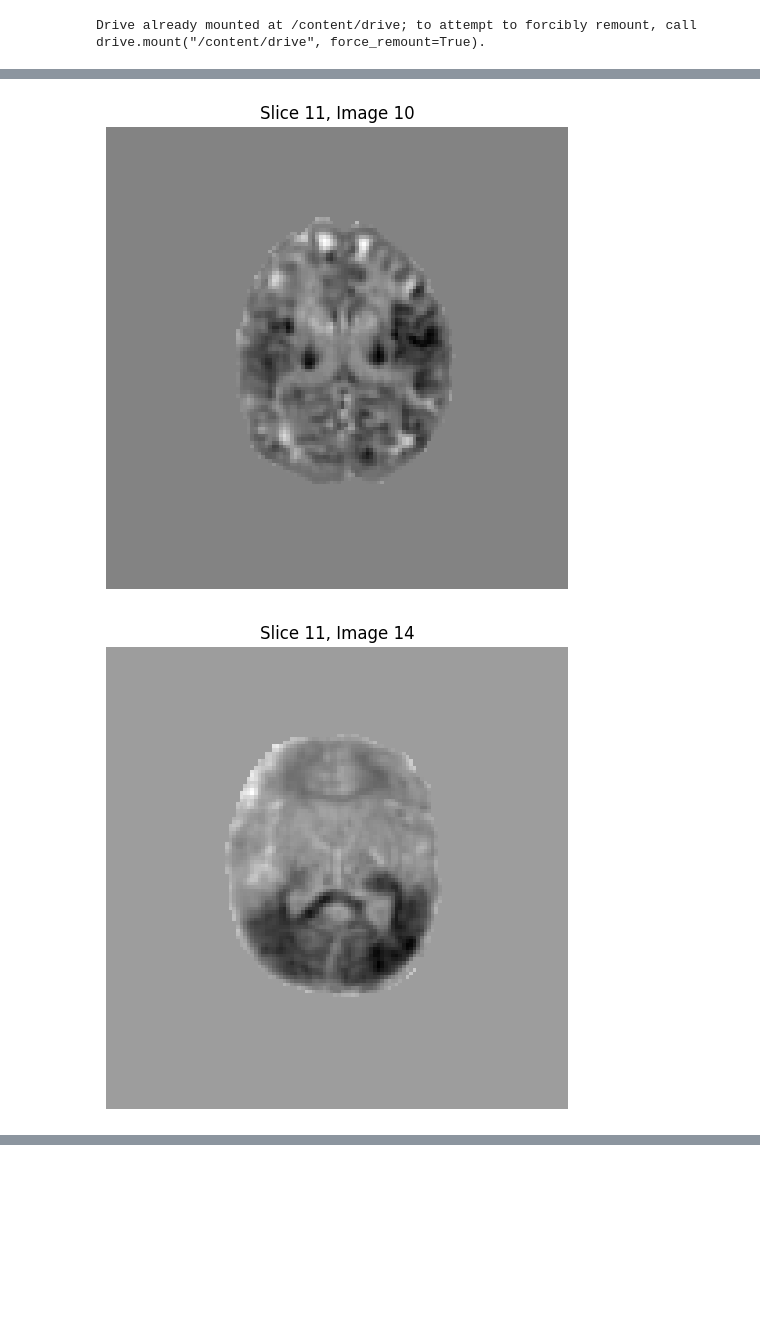
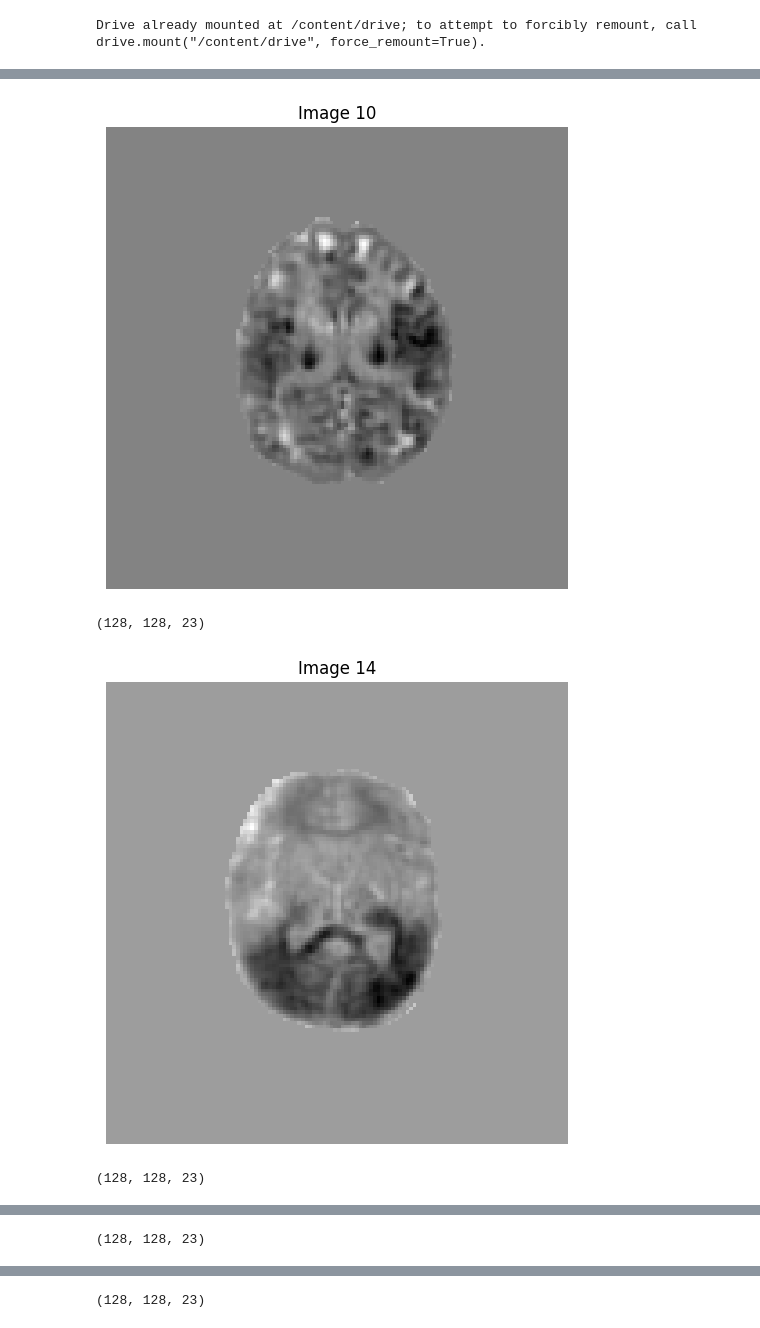
Before and after one commit to NikitaArya17/deep-learning-course-project, a Jupyter notebook: code/CSE602_Final_Project.ipynb, the cells around one changed output, grey strips where cells are left out. Drawn from its saved outputs; the diff is of its cells as text; code cells hidden in the pictures; blank space fills up the shorter version.

```diff
--- a/code/CSE602_Final_Project.ipynb
+++ b/code/CSE602_Final_Project.ipynb
@@ -77,7 +86,8 @@ for i in [10, 14, 15, 28, 62]:
 
   plt.figure(figsize=(8, 6))
   plt.imshow(train_array[mid_slice, :, :], cmap = 'gray')
-  plt.title(f"Slice {mid_slice}, Image {i}")
+  plt.title(f"Image {i}")
   plt.axis('off')
   plt.show()
+  print(train_image.GetSize())
 # %% [output]
@@ -89,16 +104,19 @@ for i in [10, 14, 15, 28, 62]:
 # %%
 # We do the same for the Z-score normalised ADC maps...
 
 for i in [10, 14, 15, 28, 62]:
   train_image = sitk.ReadImage(f"{train_dir}/2Z_ADC/Zmap_MGHNICU_0{i}-VISIT_01-ADC_smooth2mm_clipped10.mha")
   train_array = sitk.GetArrayFromImage(train_image)
   mid_slice = train_array.shape[0] // 2
 
   plt.figure(figsize=(8, 6))
   plt.imshow(train_array[mid_slice, :, :], cmap = 'gray')
-  plt.title(f"Slice {mid_slice}, Image {i}")
+  plt.title(f"Image {i}")
   plt.axis('off')
   plt.show()
+  print(train_image.GetSize())
 # %% [output]
-[figure, old version]
+[figure, new version]
+(128, 128, 23)
-[figure, old version]
+[figure, new version]
+(128, 128, 23)
@@ -105,0 +124 @@ for i in [10, 14, 15, 28, 62]:
+(128, 128, 23)
@@ -106,0 +126 @@ for i in [10, 14, 15, 28, 62]:
+(128, 128, 23)
```
Also changed, not shown: parts of 17 cells of this notebook, 4 other files.
